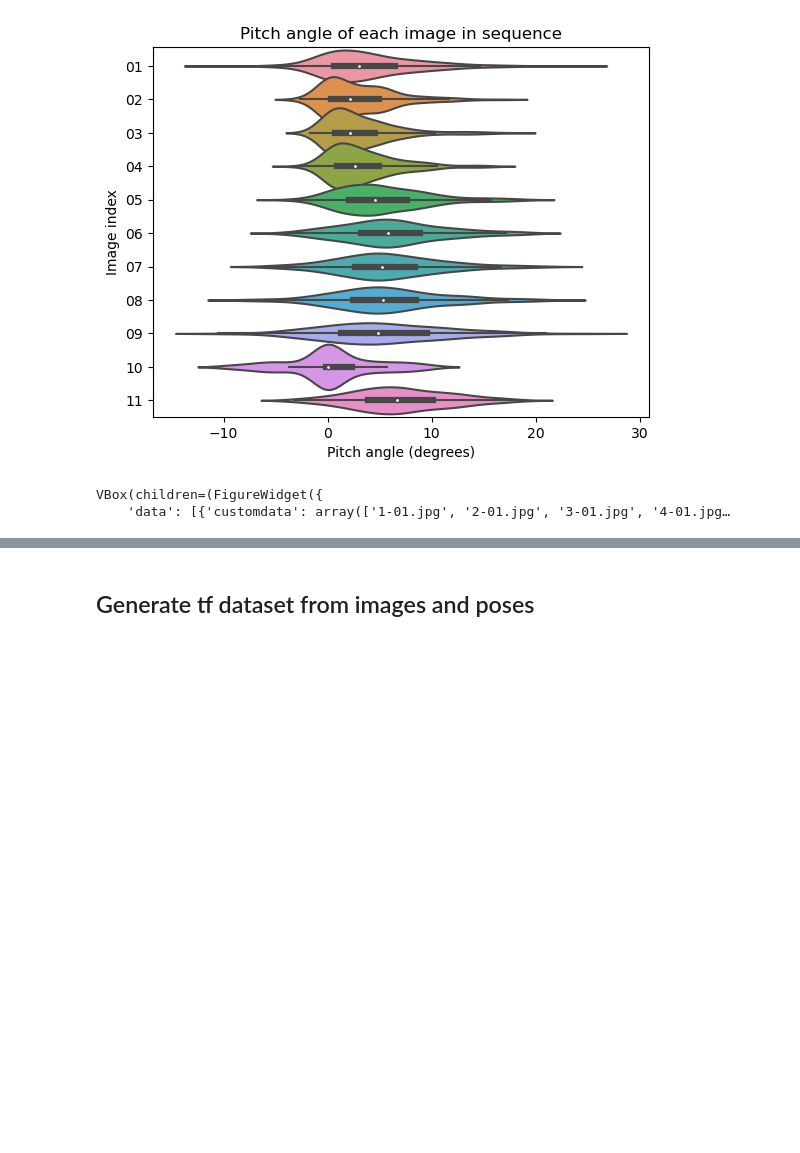
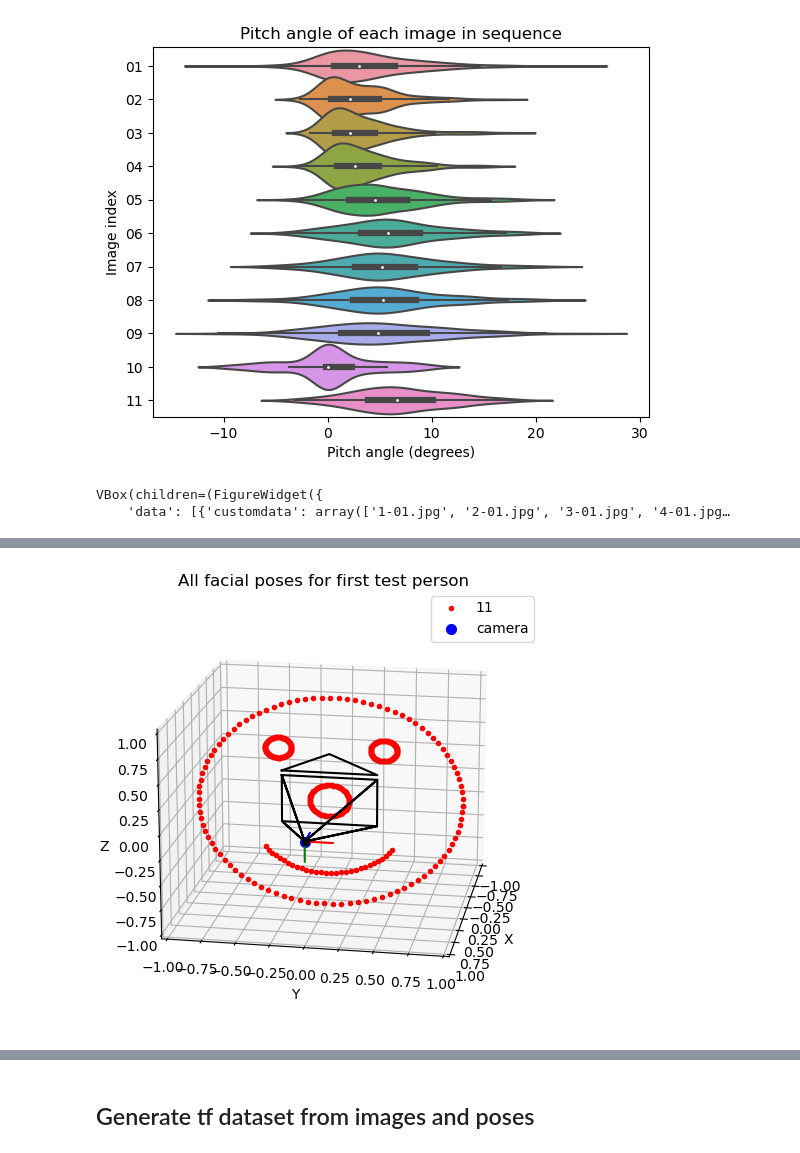
Before and after one commit to ThomasDh-C/viewformer-faces, a Jupyter notebook: notebooks/data_explorer.ipynb, the cells around one changed output, grey strips where cells are left out. Saved outputs shown, nothing was run; the diff lists cells and outputs as text; code cells hidden in the pictures; blank space fills up the shorter version.

Commit message:
camera still

```diff
--- a/notebooks/data_explorer.ipynb
+++ b/notebooks/data_explorer.ipynb
@@ -194,0 +221,5 @@ VBox(children=(FigureWidget({
+# %%
+test_person = test_people[0]
+test_person_df = pose_df_filt[pose_df_filt['person_idx'] == test_person]
+print(test_person_df)
+seven_d_poses = [convert_pose_to_xy(row['yaw'], row['pitch'], row['roll']) for _, row in test_person_df.iterrows()]
@@ -194,0 +239,72 @@ VBox(children=(FigureWidget({
+# %%
+# First we want to keep camera steady and rotate face
+import matplotlib.pyplot as plt
+import pytransform3d.camera as pc
+import pytransform3d.transformations as pt
+from mpl_toolkits.mplot3d import Axes3D
+
+# make default face
+def add_circle(dy, dz, radius):
+    s = np.linspace(0,2*np.pi,100)
+    return np.stack((np.zeros_like(s), dy+ radius*np.cos(s), dz+radius*np.sin(s)))
+
+P = add_circle(0, 0, 1)
+nose_dist = 0.4
+P = np.hstack((P, add_circle(-nose_dist, .5, .1), add_circle(nose_dist, .5, .1)))
+P = np.hstack((P, add_circle(0, 0, .15)))
+P = np.hstack((P, add_circle(0, -0.1, .6)[:,60:90]))
+
+# default parameters of a camera in Blender
+sensor_size = np.array([0.036, 0.024])
+intrinsic_matrix = np.array([
+    [0.05, 0, sensor_size[0] / 2.0],
+    [0, 0.05, sensor_size[1] / 2.0],
+    [0, 0, 1]
+])
+virtual_image_distance = 1
+basic_camera_pose = convert_pose_to_xy(0, 0, 0)
+basic_camera_transform = pt.transform_from_pq(basic_camera_pose)
+
+# make figure
+plt.close('all')
+fig = plt.figure()
+ax = fig.add_subplot(projection='3d')
+# make and plot other faces - https://stackoverflow.com/questions/4971269/how-to-pick-a-new-color-for-each-plotted-line-within-a-figure-in-matplotlib
+colors = plt.cm.rainbow(np.linspace(0, 1, len(seven_d_poses)))
+frames = []
+for (_, row), color in tqdm(zip(test_person_df.iterrows(), colors)):
+    ax.cla()
+    ax.set_xlabel('X')
+    ax.set_xlim(-1,1)
+    ax.set_ylabel('Y')
+    ax.set_ylim(-1,1)
+    ax.set_zlabel('Z')
+    ax.set_zlim(-1,1)
+    ax.set_title('All facial poses for first test person', pad=1)
+    obj_rotation = R.from_euler('yzx', [-row['pitch'], row['yaw'], -row['roll']], degrees=True)
+    Pr = np.zeros_like(P.T)
+    for i, (x,y,z) in enumerate(P.T):
+        Pr[i][:] = obj_rotation.apply([x,y,z])
+    pose_index = row['pose_idx']
+    ax.plot(Pr[:,0],Pr[:,1],Pr[:,2], 'o', zdir='z',label=pose_index, c=color, markersize=3)
+    plt.plot(basic_camera_pose[0],basic_camera_pose[1],basic_camera_pose[2],'o',label='camera',markersize=7, c='blue')
+    pt.plot_transform(ax=ax, A2B=basic_camera_transform, s=0.2)
+    pc.plot_camera(
+        ax, cam2world=basic_camera_transform, M=intrinsic_matrix, sensor_size=sensor_size,
+        virtual_image_distance=virtual_image_distance)
+    ax.view_init(elev=17, azim=10)
+    ax.margins(y=0)
+    plt.legend()
+    plt.tight_layout()
+    plt.savefig(f'camera_still_gif/{pose_index}.png')
+
+    image = imageio.v2.imread(f'camera_still_gif/{pose_index}.png')
+    frames.append(image)
+
+imageio.mimsave('camera_still.gif', # output gif
+                frames,          # array of input frames
+                duration = 10)
+
+# plt.show()
+# %% [output]
+[figure, added]
```
Also changed, not shown: parts of 6 cells of this notebook, 17 other files.
